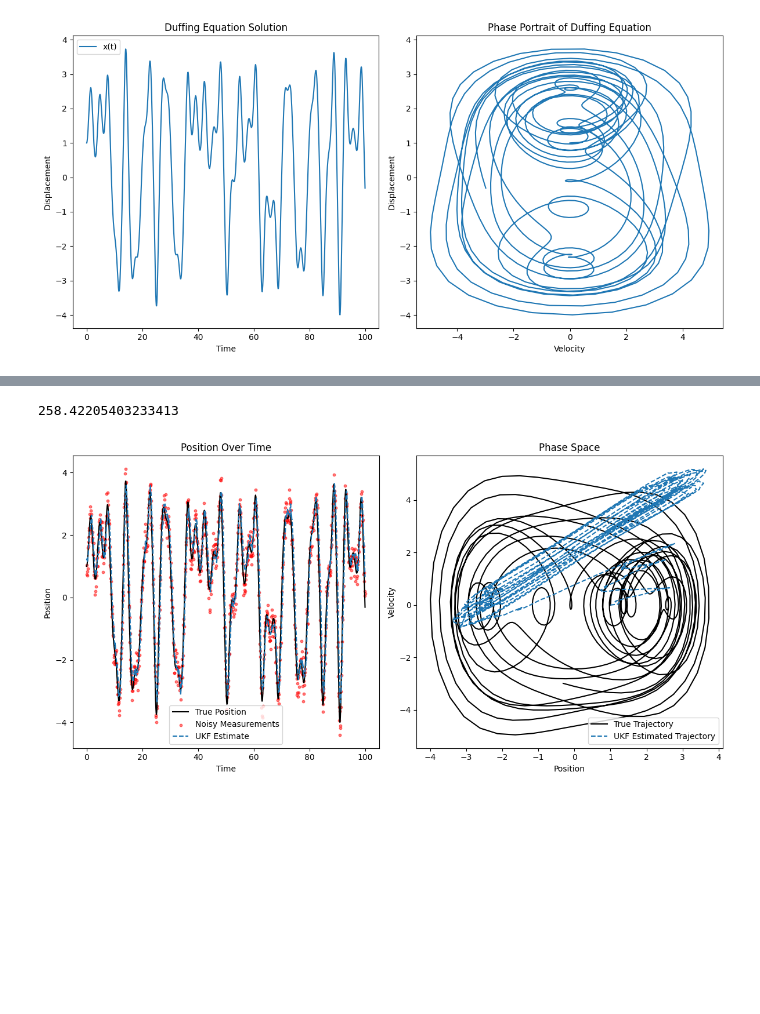
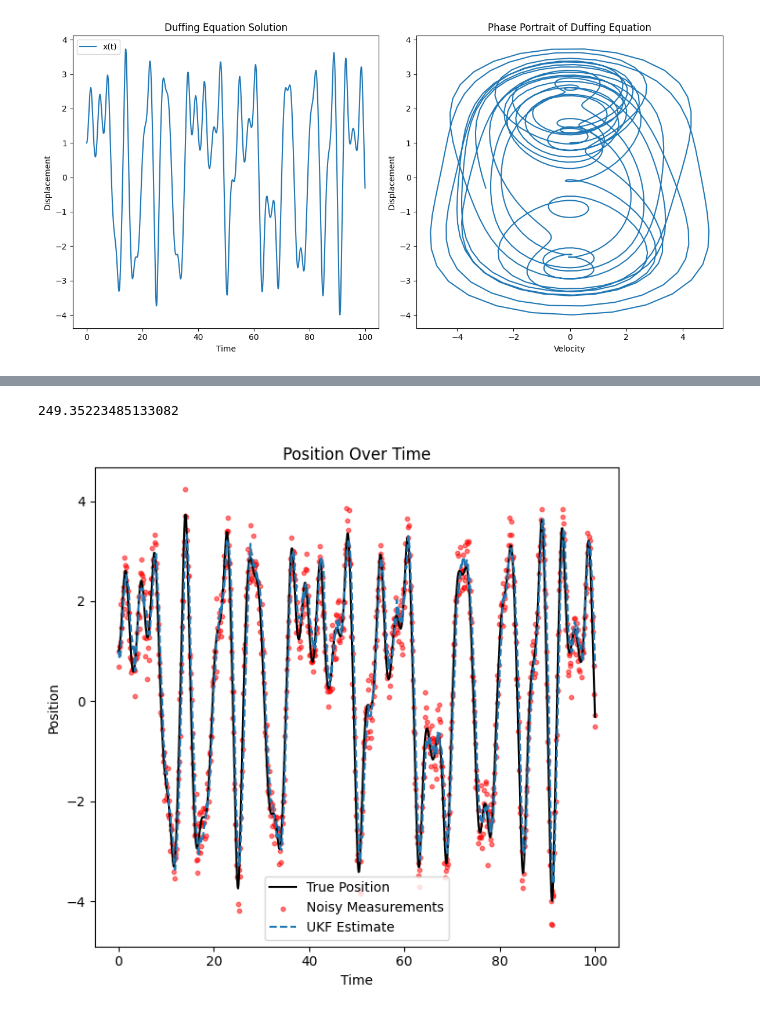
Before and after one commit to RemMyFav/UKF-vs-EKF-Analysis, a Jupyter notebook: duffering_equation/duffing_equation.ipynb, the cells around one changed output, grey strips where cells are left out. Saved outputs shown, nothing was run; the diff lists cells and outputs as text; code cells hidden in the pictures; blank space fills up the shorter version.

```diff
--- a/duffering_equation/duffing_equation.ipynb
+++ b/duffering_equation/duffing_equation.ipynb
@@ -233,39 +233,32 @@ sol = solve_ivp(lambda t, y: duffing_dynamics(t, y, delta, alpha, beta, gamma, o
 sigma_points, wm, wc = generate_sigma_points(x_ukf, P_ukf, 0.001, 0, 2)
 ukf_estimates = [x_ukf]
 for idx, z in enumerate(sol.y[0] + np.random.normal(0, np.sqrt(R[0, 0]), sol.y[0].shape)):
     x_pred, P_pred, sigma_points_pred = ukf_predict(sigma_points, wm, wc, Q, dt, delta, alpha, beta, gamma, omega)
     x_ukf, P_ukf = ukf_update(x_pred, P_pred, sigma_points_pred, np.array([z]), R, H, wm, wc)
     ukf_estimates.append(x_ukf)
     sigma_points, _, _ = generate_sigma_points(x_ukf, P_ukf, 0.001, 0, 2)  # Regenerate sigma points after update
 
 ukf_estimates = np.array(ukf_estimates)
 
 squared_diff = (sol.y[0] - ukf_estimates[1:, 0])**2
 squared_sum_diff = np.sum(squared_diff)
 print(squared_sum_diff)
 
 # Plotting results
 plt.figure(figsize=(12, 6))
 plt.subplot(1, 2, 1)
 plt.plot(t_eval, sol.y[0], 'k', label='True Position')
 plt.scatter(t_eval, sol.y[0] + np.random.normal(0, np.sqrt(R[0, 0]), sol.y[0].shape), color='red', s=10, alpha=0.5, label='Noisy Measurements')
 plt.plot(t_eval, ukf_estimates[1:, 0], linestyle='--', label='UKF Estimate')
 
 plt.title('Position Over Time')
 plt.xlabel('Time')
 plt.ylabel('Position')
 plt.legend()
 
-plt.subplot(1, 2, 2)
-plt.plot(sol.y[0], sol.y[1], 'k', label='True Trajectory')
-plt.plot(ukf_estimates[:, 0], ukf_estimates[:, 1], linestyle='--', label='UKF Estimated Trajectory')
-plt.title('Phase Space')
-plt.xlabel('Position')
-plt.ylabel('Velocity')
-plt.legend()
 
 plt.tight_layout()
 plt.show()
 # %% [output]
-258.42205403233413
+249.35223485133082
-[figure, old version]
+[figure, new version]
```
Also changed, not shown: parts of 1 cell of this notebook.
